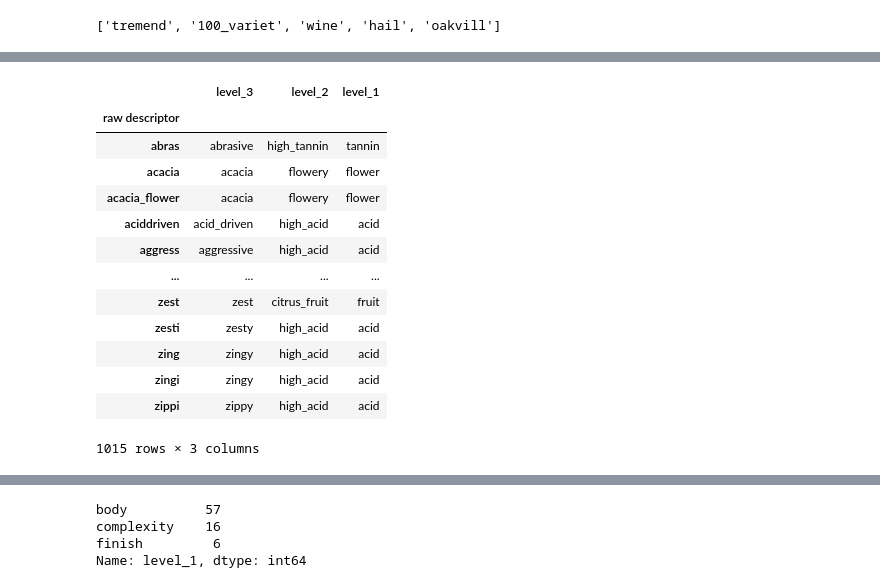
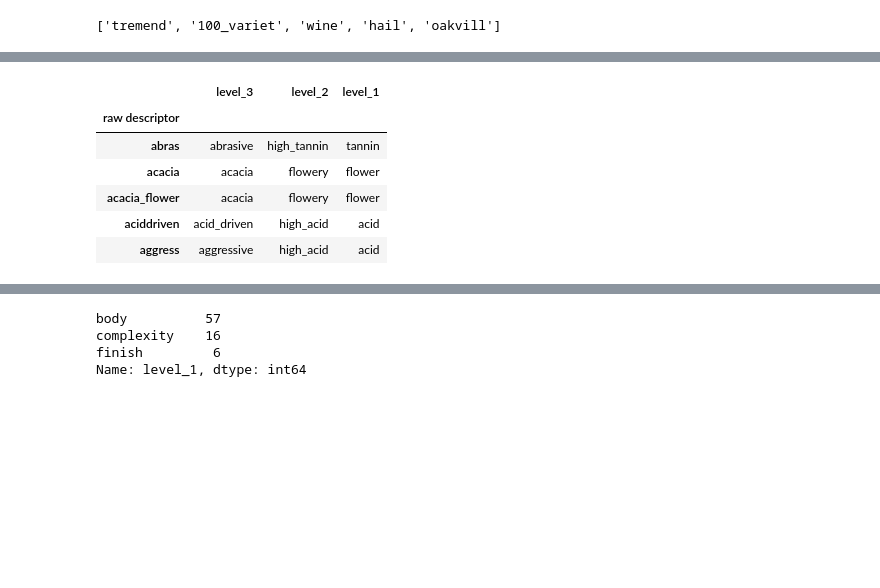
Before and after one commit to chyunoo/wineteller, a Jupyter notebook: notebooks/data_exploration_hc.ipynb, the cells around one changed output, grey strips where cells are left out. Drawn from its saved outputs; the diff is of its cells as text; code cells hidden in the pictures; blank space fills up the shorter version.

```diff
--- a/notebooks/data_exploration_hc.ipynb
+++ b/notebooks/data_exploration_hc.ipynb
@@ -254,19 +209,15 @@ map_location = '/Users/hyunoochang/code/chyunoo/wineteller/raw_data/descriptor_m
 # %%
+#load wine descriptor_mapping
+map_location = '/Users/hyunoochang/code/chyunoo/wineteller/raw_data/descriptor_mapping.csv'
+
 descriptor_mapping = pd.read_csv(map_location).set_index('raw descriptor')
-descriptor_mapping
+descriptor_mapping.head()
 # %% [output]
 |  | level_3 | level_2 | level_1 |
 | raw descriptor |  |  |  |
 | abras | abrasive | high_tannin | tannin |
 | acacia | acacia | flowery | flower |
 | acacia_flower | acacia | flowery | flower |
 | aciddriven | acid_driven | high_acid | acid |
 | aggress | aggressive | high_acid | acid |
-| ... | ... | ... | ... |
-| zest | zest | citrus_fruit | fruit |
-| zesti | zesty | high_acid | acid |
-| zing | zingy | high_acid | acid |
-| zingi | zingy | high_acid | acid |
-| zippi | zippy | high_acid | acid |
-1015 rows × 3 columns
 # %%
```
Also changed, not shown: parts of 54 cells of this notebook.
